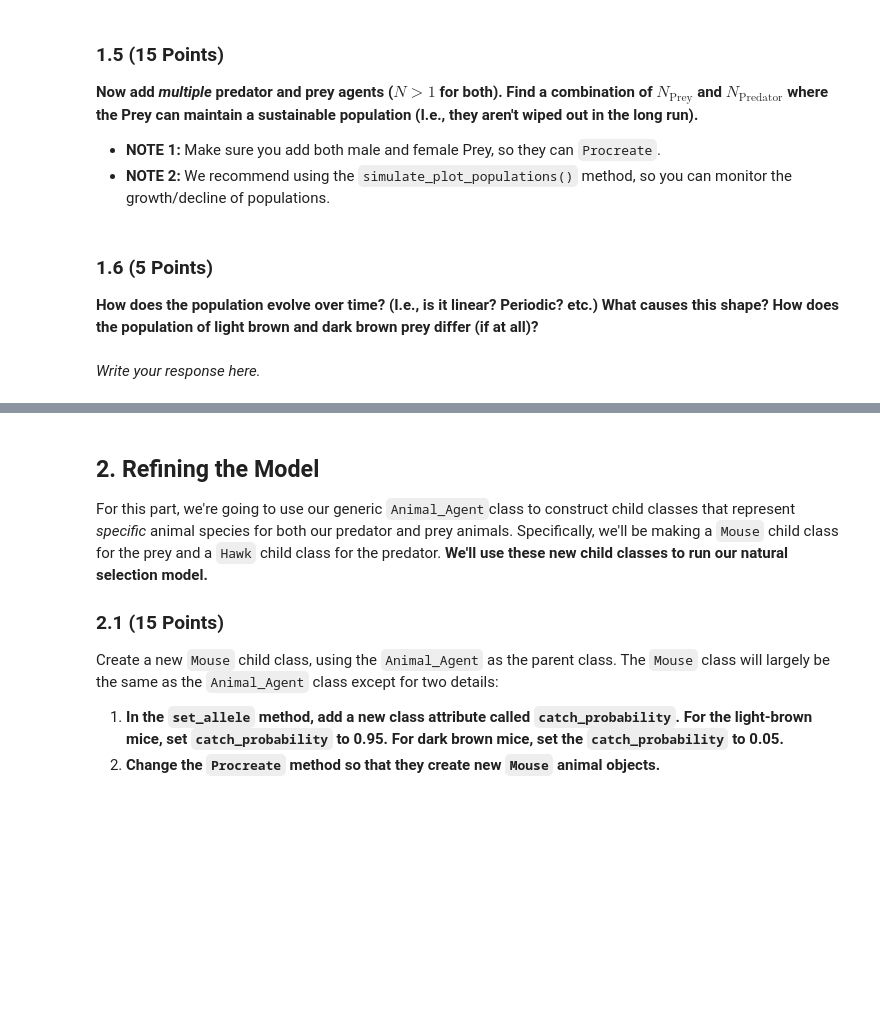
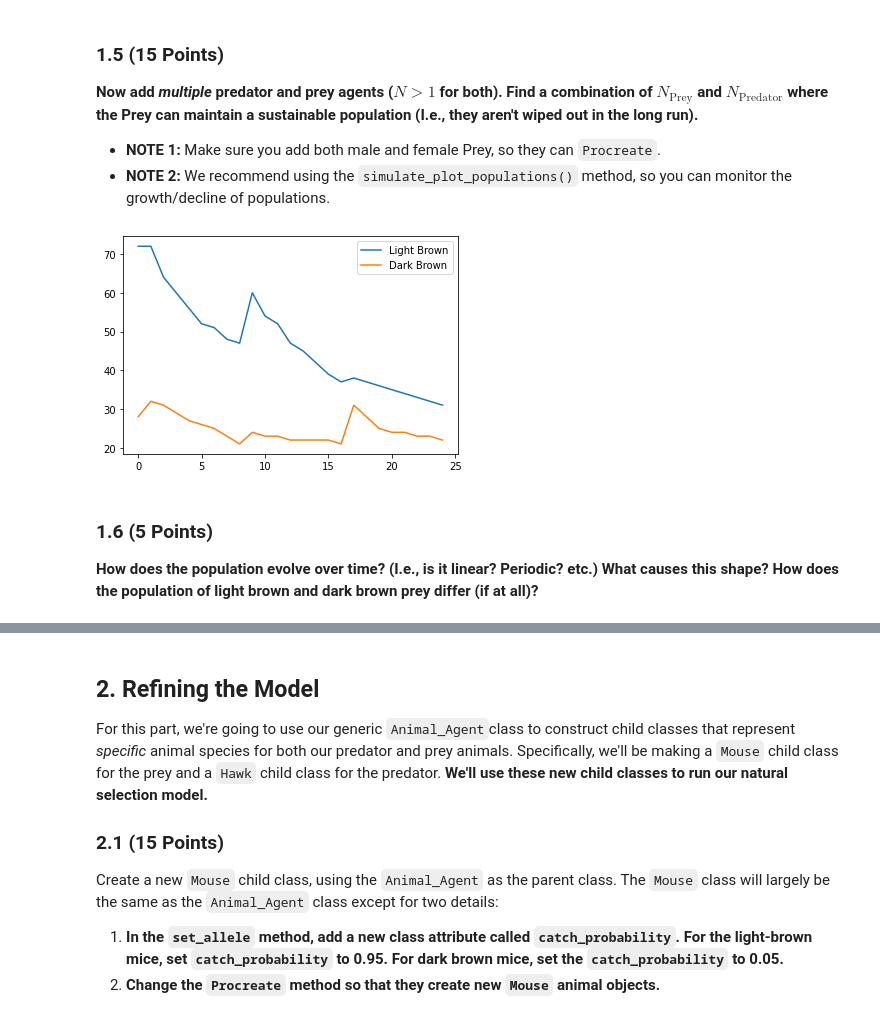
Before and after one commit to pascoela/CMSE202-s23-turnin, a Jupyter notebook: hw-03-branch/HW3_ABMs_Laura Pascoe.ipynb, the cells around one changed output, grey strips where cells are left out. Cells and saved outputs as stored; diff of their text form; code cells hidden in the pictures; blank space fills up the shorter version.

```diff
--- a/hw-03-branch/HW3_ABMs_Laura Pascoe.ipynb
+++ b/hw-03-branch/HW3_ABMs_Laura Pascoe.ipynb
@@ -96,6 +119,28 @@ Construct a new `Environment` object and a new `Animal_Agent` object. Specify th
+# %%
+import random
+
+env = Environment()
+
+for i in range(50):
+    prey1 = Animal_Agent(sex="M")
+    prey2 = Animal_Agent(sex="F")
+    prey1.set_allele(random.randint(0,1), random.randint(0,1))
+    prey2.set_allele(random.randint(0,1), random.randint(0,1))
+    env.add_agent(prey1)
+    env.add_agent(prey2)
+
+for i in range(5):
+    pred1 = Animal_Agent(ptype="Predator",sex="M", shape="P", color="blue")
+    pred2 = Animal_Agent(ptype="Predator",sex="F", shape="P", color="blue")
+    pred1.set_allele(random.randint(0,1), random.randint(0,1))
+    pred2.set_allele(random.randint(0,1), random.randint(0,1))
+    env.add_agent(pred1)
+    env.add_agent(pred2)
+
+env.simulate_plot_populations(25)
+# %% [output]
+[figure, added]
 # %% [markdown]
 ### 1.6 (5 Points)
 
 **How does the population evolve over time? (I.e., is it linear? Periodic? etc.) What causes this shape? How does the population of light brown and dark brown prey differ (if at all)?**
-# %% [markdown]
-*Write your response here.*
```
Also changed, not shown: parts of 20 cells of this notebook.
